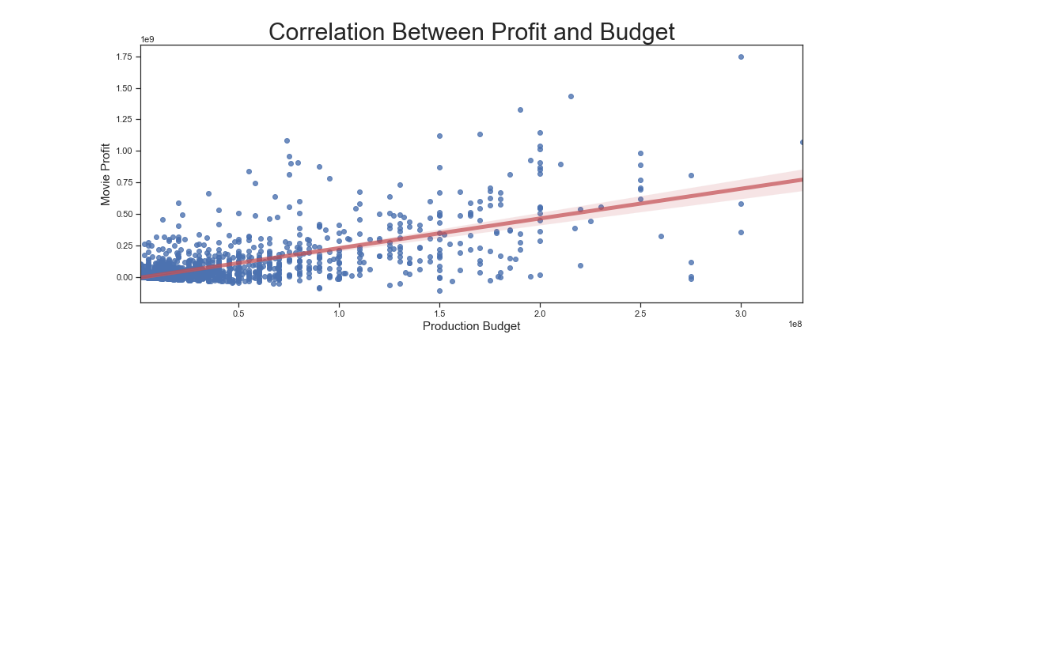
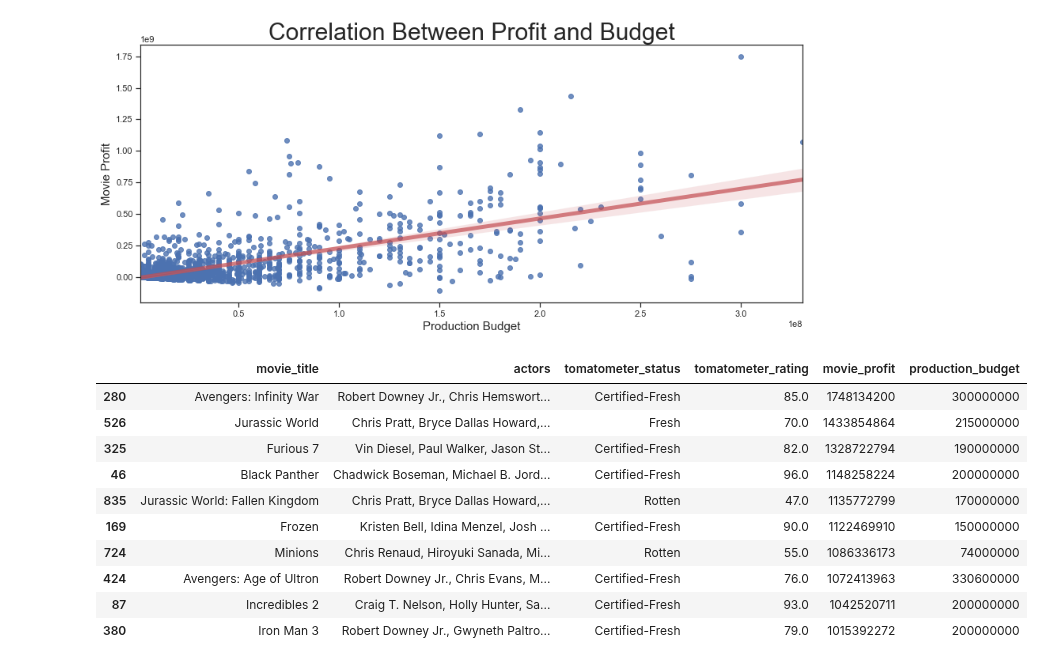
Before and after one commit to jchandleroneal/microsoft-movie-analysis, a Jupyter notebook: workspace.ipynb, the cells around one changed output. Saved outputs shown, nothing was run; the diff lists cells and outputs as text; code cells hidden in the pictures; blank space fills up the shorter version.

```diff
--- a/workspace.ipynb
+++ b/workspace.ipynb
@@ -344,3 +330,20 @@ ax.set_xlabel('Production Budget', fontsize=15)
 ax.set_ylabel('Movie Profit', fontsize=15);
 # %% [output]
 [figure]
+# %%
+movie_actor_budget_copy = movie_actor_budget.copy()
+#movie_actor_budget_copy.sort_values(by=['movie_profit', 'tomatometer_rating'], ascending =False).head(10)
+only10 = movie_actor_budget_copy.sort_values(by=['movie_profit', 'tomatometer_rating'], ascending =False).head(10)
+only10
+# %% [output]
+|  | movie_title | actors | tomatometer_status | tomatometer_rating | movie_profit | production_budget |
+| 280 | Avengers: Infinity War | Robert Downey Jr., Chris Hemswort... | Certified-Fresh | 85.0 | 1748134200 | 300000000 |
+| 526 | Jurassic World | Chris Pratt, Bryce Dallas Howard,... | Fresh | 70.0 | 1433854864 | 215000000 |
+| 325 | Furious 7 | Vin Diesel, Paul Walker, Jason St... | Certified-Fresh | 82.0 | 1328722794 | 190000000 |
+| 46 | Black Panther | Chadwick Boseman, Michael B. Jord... | Certified-Fresh | 96.0 | 1148258224 | 200000000 |
+| 835 | Jurassic World: Fallen Kingdom | Chris Pratt, Bryce Dallas Howard,... | Rotten | 47.0 | 1135772799 | 170000000 |
+| 169 | Frozen | Kristen Bell, Idina Menzel, Josh ... | Certified-Fresh | 90.0 | 1122469910 | 150000000 |
+| 724 | Minions | Chris Renaud, Hiroyuki Sanada, Mi... | Rotten | 55.0 | 1086336173 | 74000000 |
+| 424 | Avengers: Age of Ultron | Robert Downey Jr., Chris Evans, M... | Certified-Fresh | 76.0 | 1072413963 | 330600000 |
+| 87 | Incredibles 2 | Craig T. Nelson, Holly Hunter, Sa... | Certified-Fresh | 93.0 | 1042520711 | 200000000 |
+| 380 | Iron Man 3 | Robert Downey Jr., Gwyneth Paltro... | Certified-Fresh | 79.0 | 1015392272 | 200000000 |
```
Also changed, not shown: parts of 7 cells of this notebook.
